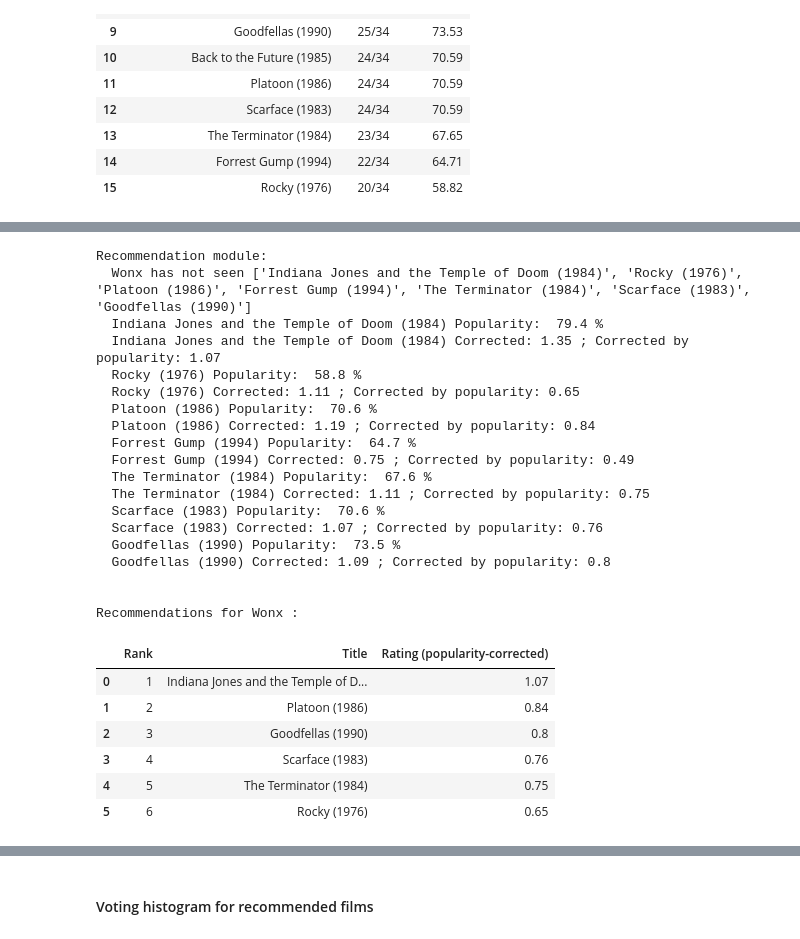
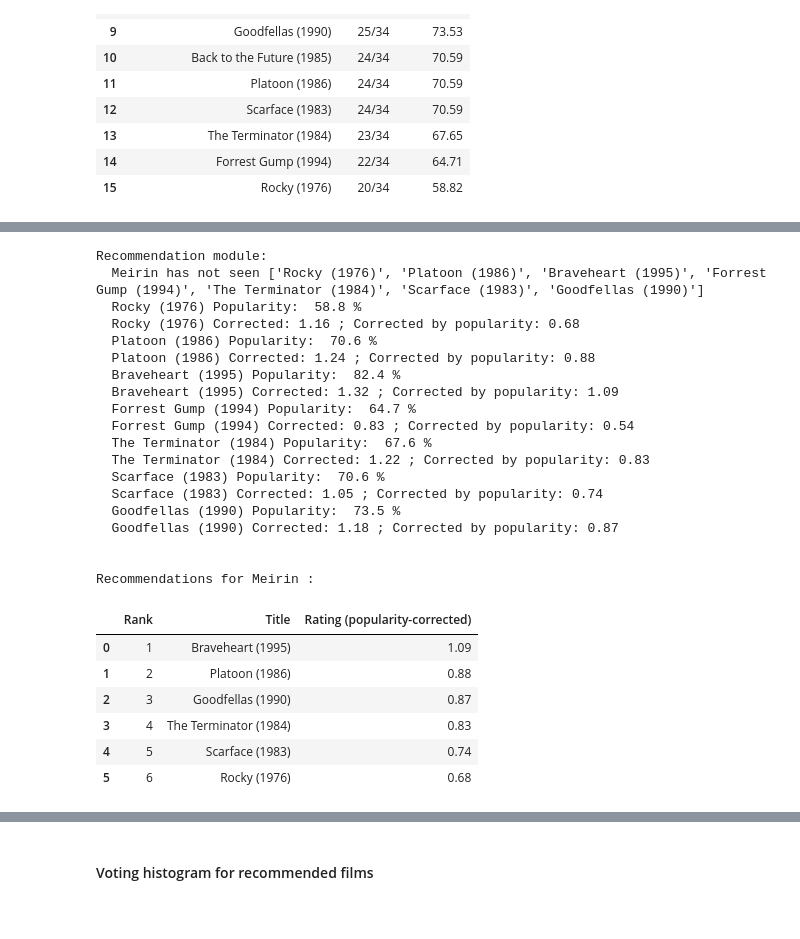
Before and after one commit to wonx/data-science-portfolio, a Jupyter notebook: film-recommender-system/Main.ipynb, the cells around one changed output, grey strips where cells are left out. Saved outputs shown, nothing was run; the diff lists cells and outputs as text; code cells hidden in the pictures.

```diff
--- a/film-recommender-system/Main.ipynb
+++ b/film-recommender-system/Main.ipynb
@@ -324,42 +324,42 @@ Exemple:
 # %%
 # Create object recommendation and make recommendations based on distance.
 # The fouth parameter is the minimum popularity-corrected rating for our recommendations. Higher number will yield fewer results
-c = r.Recommendation(people[k],people,films,0.62)
+c = r.Recommendation(people[k],people,films,0.65)
 
-#print("\n\nRecomanació:", c.get_recommendation()) # non-sorted dict with title as key and corrected rating as value
+#print("\n\nRecommendation:", c.get_recommendation()) # non-sorted dict with title as key and corrected rating as value
 print("\n\nRecommendations for", people[k].get_name(),":")
 index = 0
 film_recommendations = []
 film_recommendations_headers = ["Rank", "Title", "Rating (popularity-corrected)"]
 for film in sorted(c.get_recommendation().items(), key=lambda x:x[1], reverse=True):
   index += 1
   #print(str(index)+". "+film[0]+": \t"+str(film[1]))
   film_recommendations.append([str(index), film[0], str(film[1])])
 display(pd.DataFrame(film_recommendations, columns=film_recommendations_headers))
 # %% [output]
 Recommendation module:
-  Wonx has not seen ['Indiana Jones and the Temple of Doom (1984)', 'Rocky (1976)', 'Platoon (1986)', 'Forrest Gump (1994)', 'The Terminator (1984)', 'Scarface (1983)', 'Goodfellas (1990)']
-  Indiana Jones and the Temple of Doom (1984) Popularity:  79.4 %
-  Indiana Jones and the Temple of Doom (1984) Corrected: 1.35 ; Corrected by popularity: 1.07
+  Meirin has not seen ['Rocky (1976)', 'Platoon (1986)', 'Braveheart (1995)', 'Forrest Gump (1994)', 'The Terminator (1984)', 'Scarface (1983)', 'Goodfellas (1990)']
   Rocky (1976) Popularity:  58.8 %
-  Rocky (1976) Corrected: 1.11 ; Corrected by popularity: 0.65
+  Rocky (1976) Corrected: 1.16 ; Corrected by popularity: 0.68
   Platoon (1986) Popularity:  70.6 %
-  Platoon (1986) Corrected: 1.19 ; Corrected by popularity: 0.84
+  Platoon (1986) Corrected: 1.24 ; Corrected by popularity: 0.88
+  Braveheart (1995) Popularity:  82.4 %
+  Braveheart (1995) Corrected: 1.32 ; Corrected by popularity: 1.09
   Forrest Gump (1994) Popularity:  64.7 %
-  Forrest Gump (1994) Corrected: 0.75 ; Corrected by popularity: 0.49
+  Forrest Gump (1994) Corrected: 0.83 ; Corrected by popularity: 0.54
   The Terminator (1984) Popularity:  67.6 %
-  The Terminator (1984) Corrected: 1.11 ; Corrected by popularity: 0.75
+  The Terminator (1984) Corrected: 1.22 ; Corrected by popularity: 0.83
   Scarface (1983) Popularity:  70.6 %
-  Scarface (1983) Corrected: 1.07 ; Corrected by popularity: 0.76
+  Scarface (1983) Corrected: 1.05 ; Corrected by popularity: 0.74
   Goodfellas (1990) Popularity:  73.5 %
-  Goodfellas (1990) Corrected: 1.09 ; Corrected by popularity: 0.8
+  Goodfellas (1990) Corrected: 1.18 ; Corrected by popularity: 0.87
 
 
-Recommendations for Wonx :
+Recommendations for Meirin :
 |  | Rank | Title | Rating (popularity-corrected) |
-| 0 | 1 | Indiana Jones and the Temple of D... | 1.07 |
-| 1 | 2 | Platoon (1986) | 0.84 |
-| 2 | 3 | Goodfellas (1990) | 0.8 |
-| 3 | 4 | Scarface (1983) | 0.76 |
-| 4 | 5 | The Terminator (1984) | 0.75 |
-| 5 | 6 | Rocky (1976) | 0.65 |
+| 0 | 1 | Braveheart (1995) | 1.09 |
+| 1 | 2 | Platoon (1986) | 0.88 |
+| 2 | 3 | Goodfellas (1990) | 0.87 |
+| 3 | 4 | The Terminator (1984) | 0.83 |
+| 4 | 5 | Scarface (1983) | 0.74 |
+| 5 | 6 | Rocky (1976) | 0.68 |
```
Also changed, not shown: parts of 41 cells of this notebook, 40 other files.
